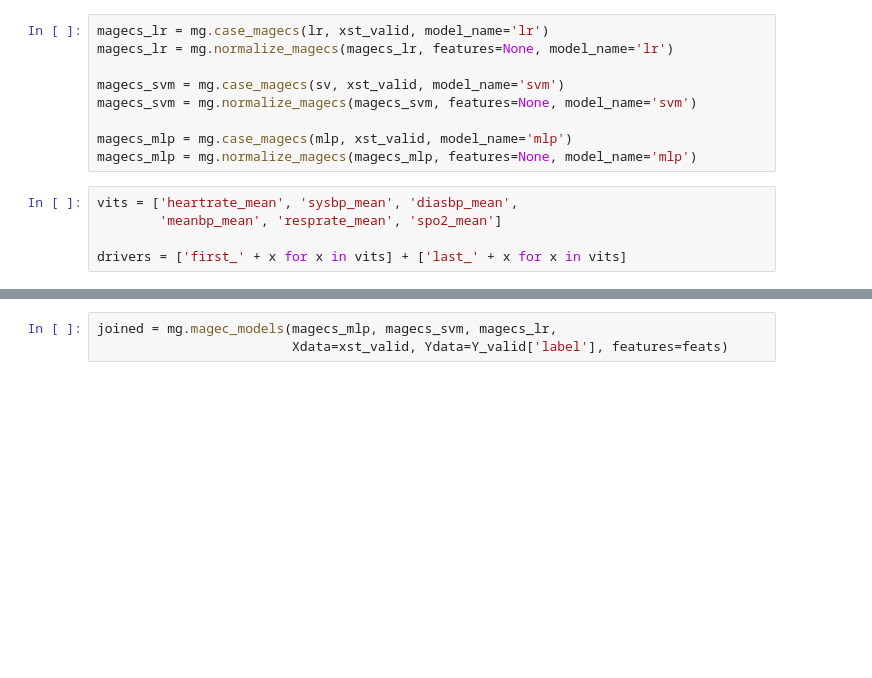
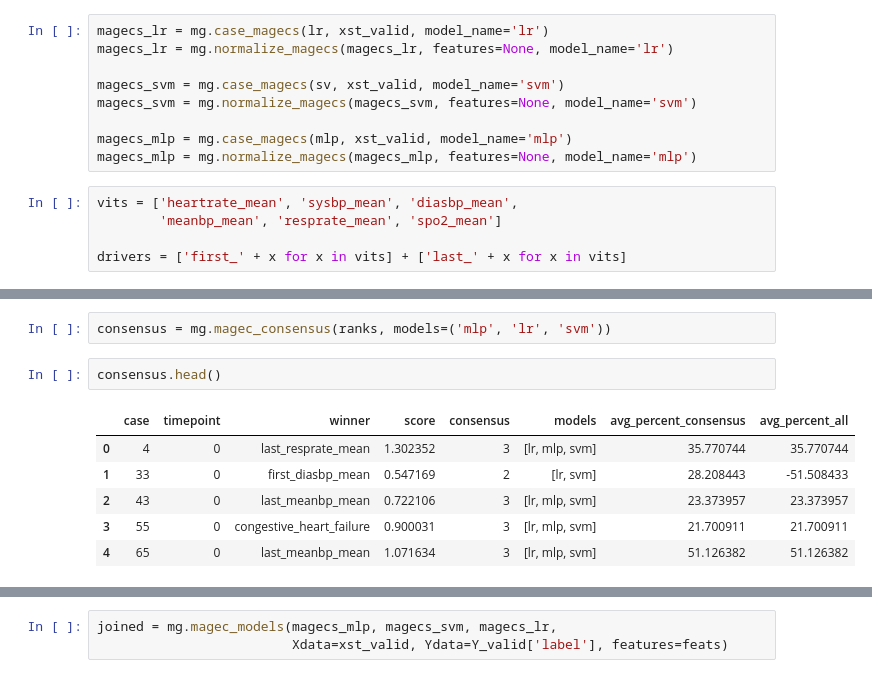
Before and after one commit to gstef80/MAgEC, a Jupyter notebook: MAgEC_Static_Cases.ipynb, the cells around one changed output, grey strips where cells are left out. Drawn from its saved outputs; the diff is of its cells as text; blank space fills up the shorter version.

```diff
--- a/MAgEC_Static_Cases.ipynb
+++ b/MAgEC_Static_Cases.ipynb
@@ -239,0 +291,11 @@ feats = drivers + labs
+# %%
+consensus = mg.magec_consensus(ranks, models=('mlp', 'lr', 'svm'))
+# %%
+consensus.head()
+# %% [output]
+|  | case | timepoint | winner | score | consensus | models | avg_percent_consensus | avg_percent_all |
+| 0 | 4 | 0 | last_resprate_mean | 1.302352 | 3 | [lr, mlp, svm] | 35.770744 | 35.770744 |
+| 1 | 33 | 0 | first_diasbp_mean | 0.547169 | 2 | [lr, svm] | 28.208443 | -51.508433 |
+| 2 | 43 | 0 | last_meanbp_mean | 0.722106 | 3 | [lr, mlp, svm] | 23.373957 | 23.373957 |
+| 3 | 55 | 0 | congestive_heart_failure | 0.900031 | 3 | [lr, mlp, svm] | 21.700911 | 21.700911 |
+| 4 | 65 | 0 | last_meanbp_mean | 1.071634 | 3 | [lr, mlp, svm] | 51.126382 | 51.126382 |
```
Also changed, not shown: parts of 62 cells of this notebook, 3 other files.
